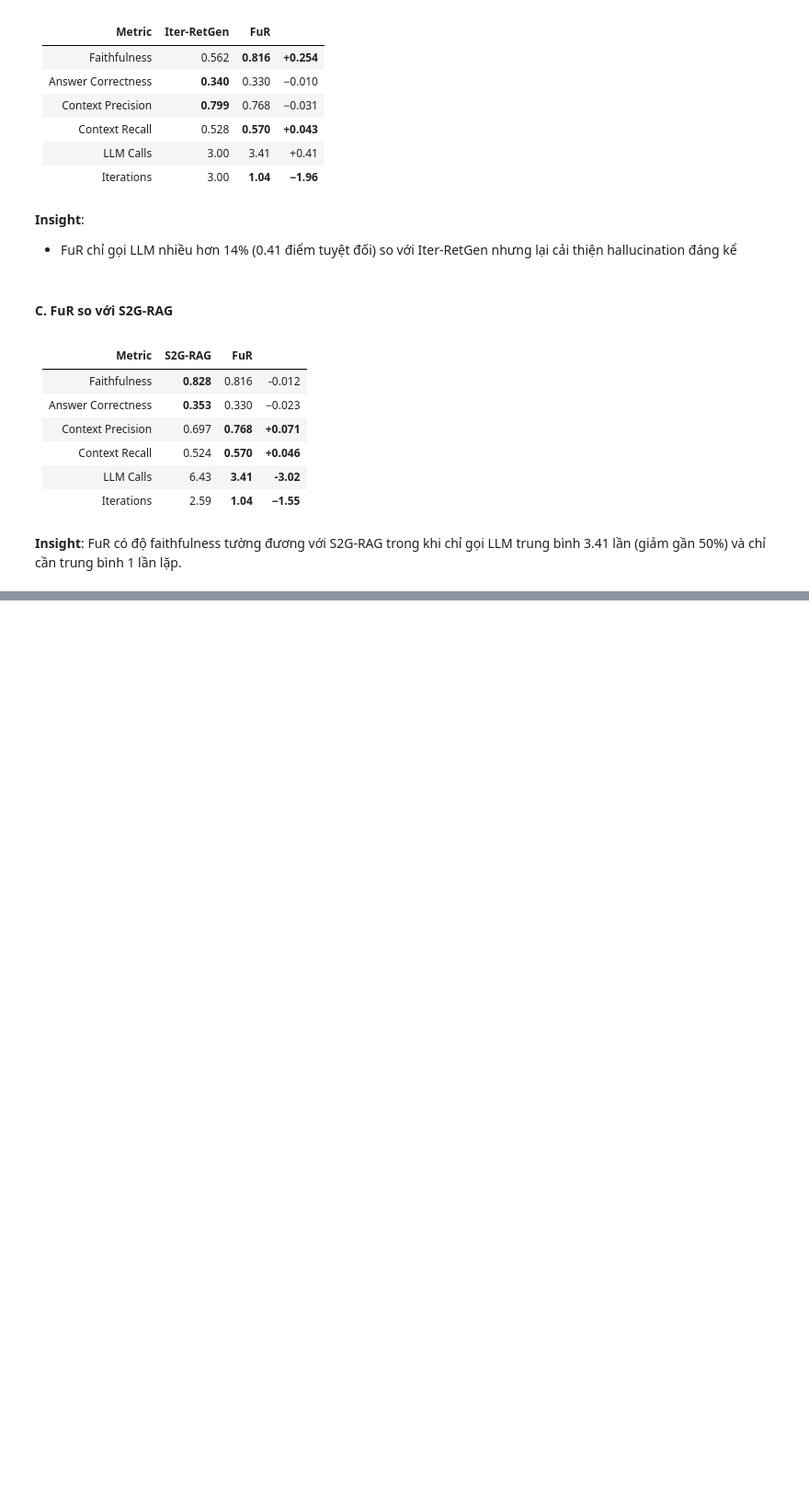
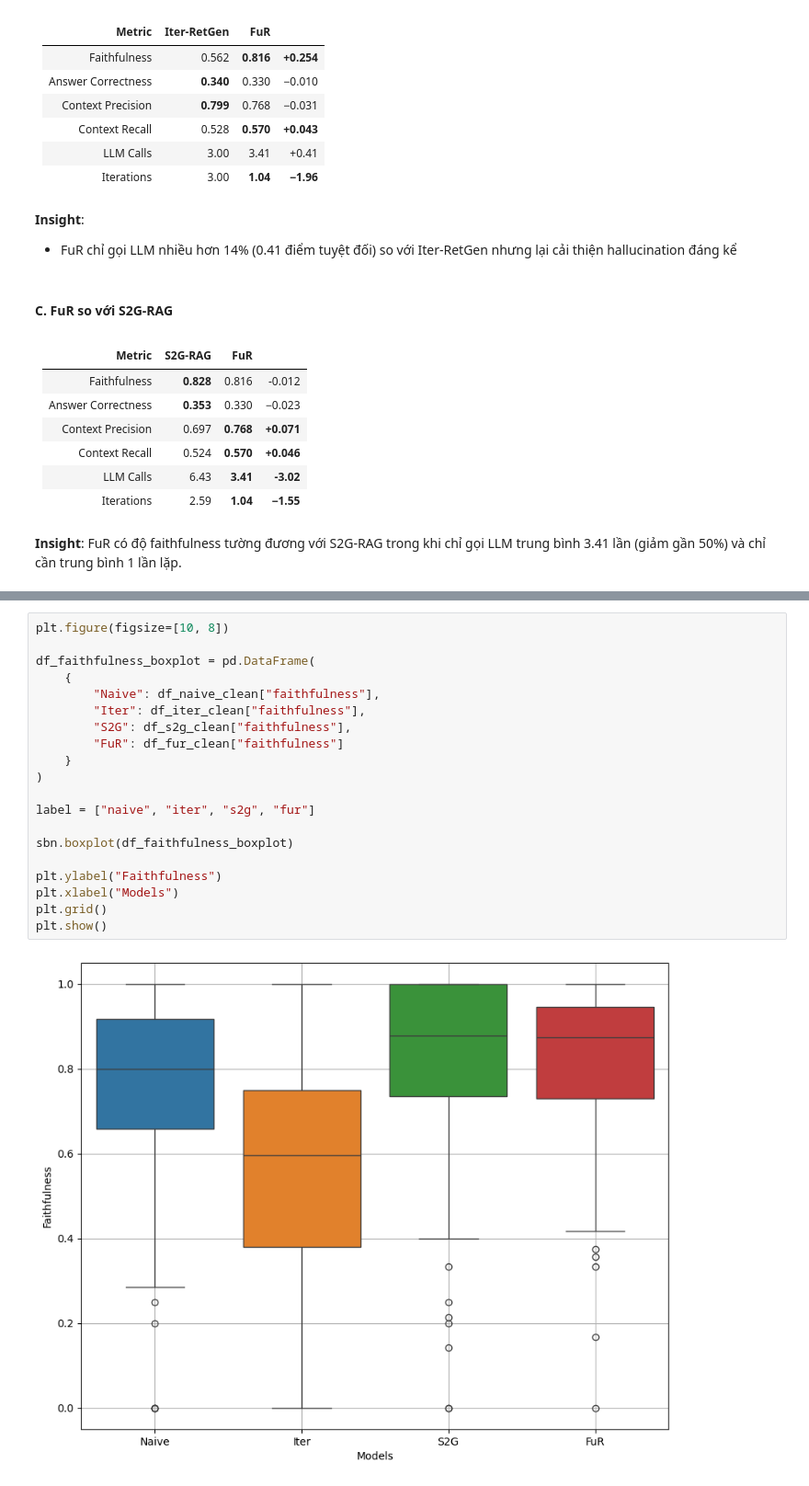
Before and after one commit to Vantom0v0/DuAnCNTT, a Jupyter notebook: evaluation/eval_results/inspect_result.ipynb, the cells around one changed output, grey strips where cells are left out. Shown at 92% size. Saved outputs shown, nothing was run; the diff lists cells and outputs as text; blank space fills up the shorter version.

```diff
--- a/evaluation/eval_results/inspect_result.ipynb
+++ b/evaluation/eval_results/inspect_result.ipynb
@@ -760,0 +852,22 @@ df_cost_fur.describe()
+# %%
+plt.figure(figsize=[10, 8])
+
+df_faithfulness_boxplot = pd.DataFrame(
+    {
+        "Naive": df_naive_clean["faithfulness"],
+        "Iter": df_iter_clean["faithfulness"],
+        "S2G": df_s2g_clean["faithfulness"],
+        "FuR": df_fur_clean["faithfulness"]
+    }
+)
+
+label = ["naive", "iter", "s2g", "fur"]
+
+sbn.boxplot(df_faithfulness_boxplot)
+
+plt.ylabel("Faithfulness")
+plt.xlabel("Models")
+plt.grid()
+plt.show()
+# %% [output]
+[figure, added]
```
Also changed, not shown: parts of 28 cells of this notebook.
